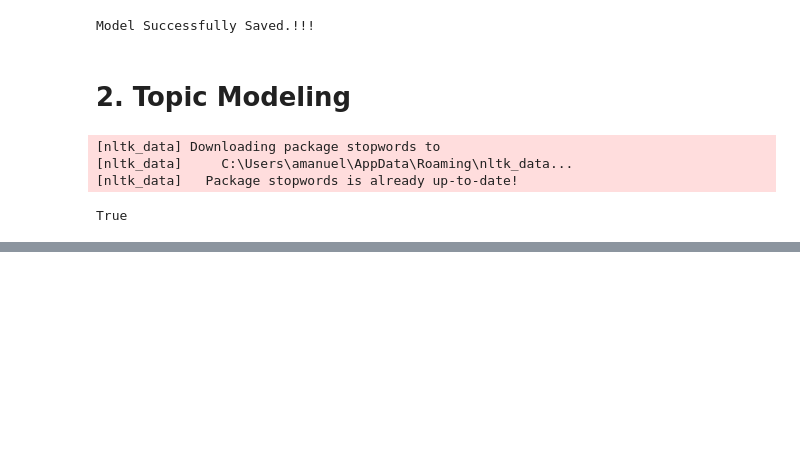
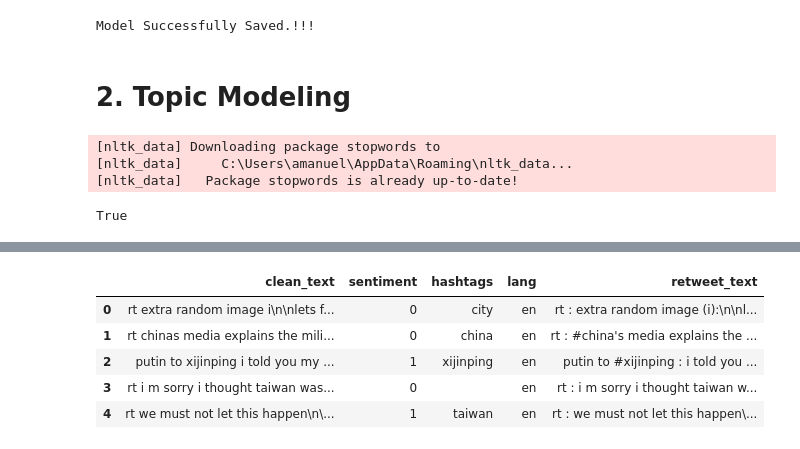
Before and after one commit to Amanuel3065/Twitter-Data-Analysis, a Jupyter notebook: notebooks/Topic_modeling_and_sentiment_analysis.ipynb, the cells around one changed output, grey strips where cells are left out. Cells and saved outputs as stored; diff of their text form; code cells hidden in the pictures; blank space fills up the shorter version.

```diff
--- a/notebooks/Topic_modeling_and_sentiment_analysis.ipynb
+++ b/notebooks/Topic_modeling_and_sentiment_analysis.ipynb
@@ -389,0 +377,15 @@ def remove_stopwords(sent: str) -> str:
+# %%
+import pandas as pd
+import joblib
+import pickle
+
+model_tweets = pd.read_csv('../data/model_ready_data.csv')
+model_tweets = model_tweets.fillna("")
+model_tweets.head()
+# %% [output]
+|  | clean_text | sentiment | hashtags | lang | retweet_text |
+| 0 | rt extra random image i\n\nlets f... | 0 | city | en | rt : extra random image (i):\n\nl... |
+| 1 | rt chinas media explains the mili... | 0 | china | en | rt : #china's media explains the ... |
+| 2 | putin to xijinping i told you my ... | 1 | xijinping | en | putin to #xijinping : i told you ... |
+| 3 | rt i m sorry i thought taiwan was... | 0 |  | en | rt : i m sorry i thought taiwan w... |
+| 4 | rt we must not let this happen\n\... | 1 | taiwan | en | rt : we must not let this happen\... |
```
Also changed, not shown: parts of 25 cells of this notebook, 4 other files.
